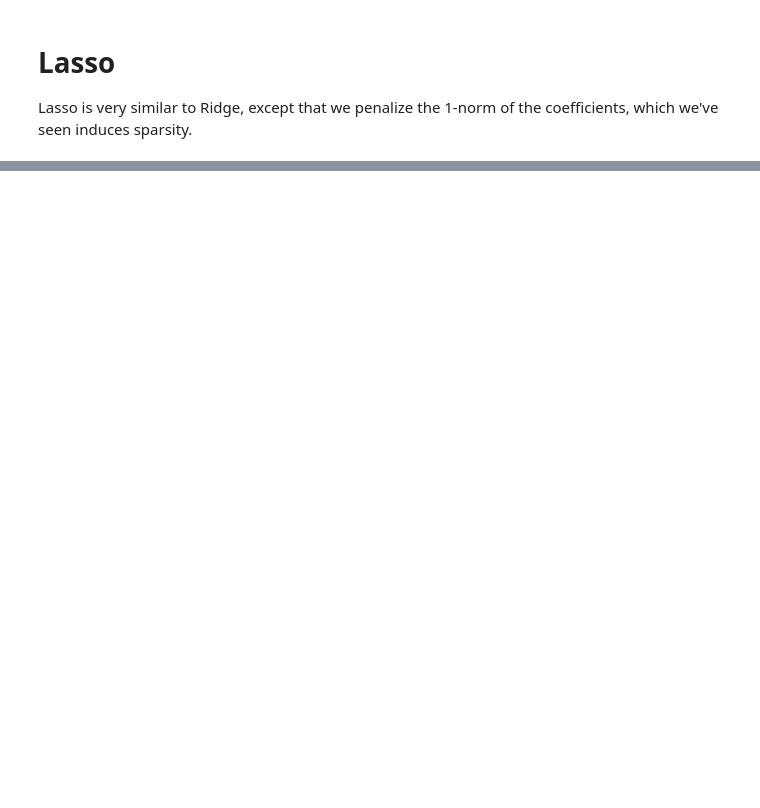
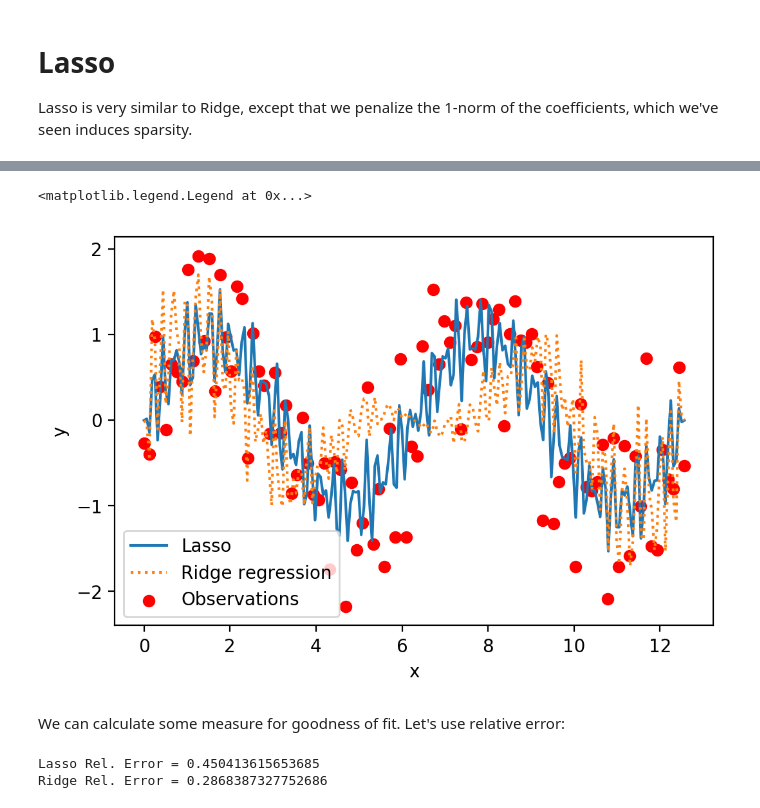
Before and after one commit to Chavelior/mdi-504-in-lecture-notebooks, a Jupyter notebook: Lecture 13 - Lasso and Ridge Regression.ipynb, the cells around one changed output, grey strips where cells are left out. Cells and saved outputs as stored; diff of their text form; code cells hidden in the pictures; blank space fills up the shorter version.

```diff
--- a/Lecture 13 - Lasso and Ridge Regression.ipynb
+++ b/Lecture 13 - Lasso and Ridge Regression.ipynb
@@ -211,2 +247,20 @@ def form_fourier_design_matrix(X, n):
 
     return Phi
+# %%
+# Alternatively, we could have done this, since numpy.sin can operate on the entire set of data at a time:
+def form_fourier_design_matrix(X, n):
+    # number of rows = m = number of data points
+    num_rows = X.shape[0]
+    # number of columns = n = number of basis functions
+    num_cols = n
+
+    # Allocate a m-by-n matrix of all zeros for now
+    Phi = np.zeros([num_rows, num_cols])
+
+    # iterate over basis functions
+    for j in range(n):
+        # Apply the j-th basis function to the entire
+        # set of data and store as the j-th column of Phi
+        Phi[:,j] = np.sin(j*X)
+
+    return Phi
@@ -213,34 +276,67 @@ def form_fourier_design_matrix(X, n):
 # %%
+# Import the Lasso class from sklearn.linear_model
 from sklearn.linear_model import Lasso
 
+# 1. Form the design matrix.
 NUM_BASIS = 100
 Phi = form_fourier_design_matrix(x, NUM_BASIS)
 
-# normalize
+# 2. Normalize observations
 mu_y = np.mean(y_obs)
 sig_y = np.std(y_obs)
 y_norm = (y_obs - mu_y)/sig_y
 
+# Also normalize columns of design matrix
 mu_Phi = np.mean(Phi)
 sig_Phi = np.std(Phi)
 Phi_norm = (Phi - mu_Phi)/sig_Phi
 
+# Perform the Lasso fit
 lasso_model = Lasso(alpha = 0.1, max_iter = 10000, fit_intercept=False)
-#lasso_model = LassoCV(fit_intercept=False, positive=True)
 lasso_model.fit(Phi_norm, y_norm)
+# Get the Lasso parameters
 theta_lasso =  lasso_model.coef_
 
-# ridge regression solution for comparison
+# Do ridge regression solution for comparison
 ridge_model = Ridge(alpha = 0.1, fit_intercept=False)
 ridge_model.fit(Phi_norm, y_norm)
 theta_ridge = ridge_model.coef_
 
-# aply models
+# Apply models by predicting the y values for the refined set of x values in x_plot
 Phi_plot = form_fourier_design_matrix(x_plot, NUM_BASIS)
 Phi_plot = (Phi_plot - mu_Phi)/sig_Phi
+# Multiply design matrix by the thetas found in both lasso and ridge regression
 y_lasso = Phi_plot @ theta_lasso
 y_ridge = Phi_plot @ theta_ridge
 
+# Plot
 plt.plot(x_plot, y_lasso)
 plt.plot(x_plot, y_ridge, ls=':')
 plt.scatter(x, y_norm, color = 'red')
+plt.xlabel('x')
+plt.ylabel('y')
+plt.legend(['Lasso', 'Ridge regression', 'Observations'])
+# %% [output]
+<matplotlib.legend.Legend at 0x...>
+[figure, added]
+# %% [markdown]
+We can calculate some measure for goodness of fit. Let's use relative error:
+# %%
+# Lasso prediction on the data
+y_lasso = Phi_norm @ theta_lasso
+# Residual
+r_lasso = y_norm - y_lasso
+# Relative error
+rel_err_lasso = np.linalg.norm(r_lasso)/np.linalg.norm(y_norm)
+
+# Ridge prediction on the data
+y_ridge = Phi_norm @ theta_ridge
+r_ridge = y_norm - y_ridge
+rel_err_ridge = np.linalg.norm(r_ridge)/np.linalg.norm(y_norm)
+
+
+print('Lasso Rel. Error = ' + str(rel_err_lasso))
+print('Ridge Rel. Error = ' + str(rel_err_ridge))
+# %% [output]
+Lasso Rel. Error = 0.450413615653685
+Ridge Rel. Error = 0.2868387327752686
```
Also changed, not shown: parts of 22 cells of this notebook.
